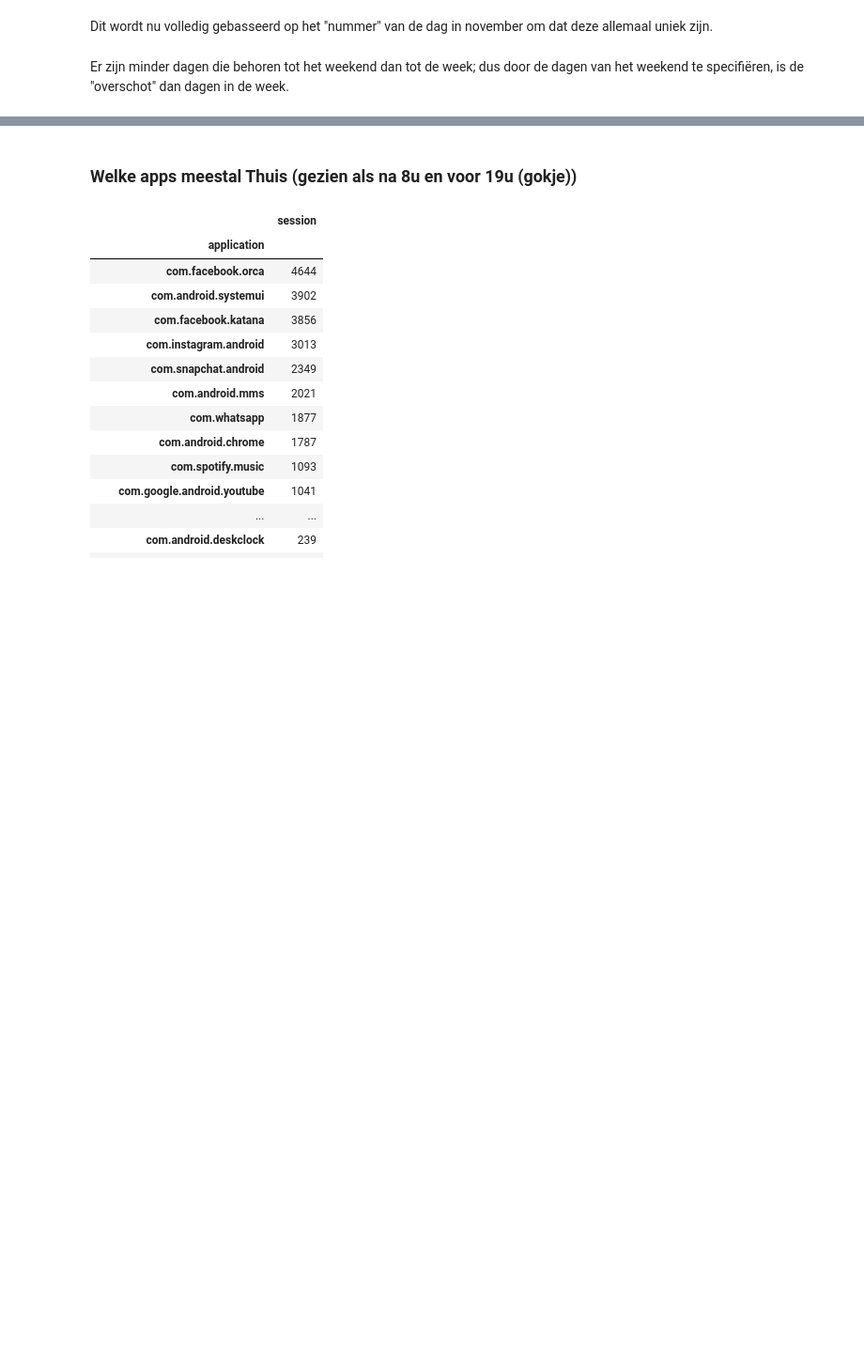
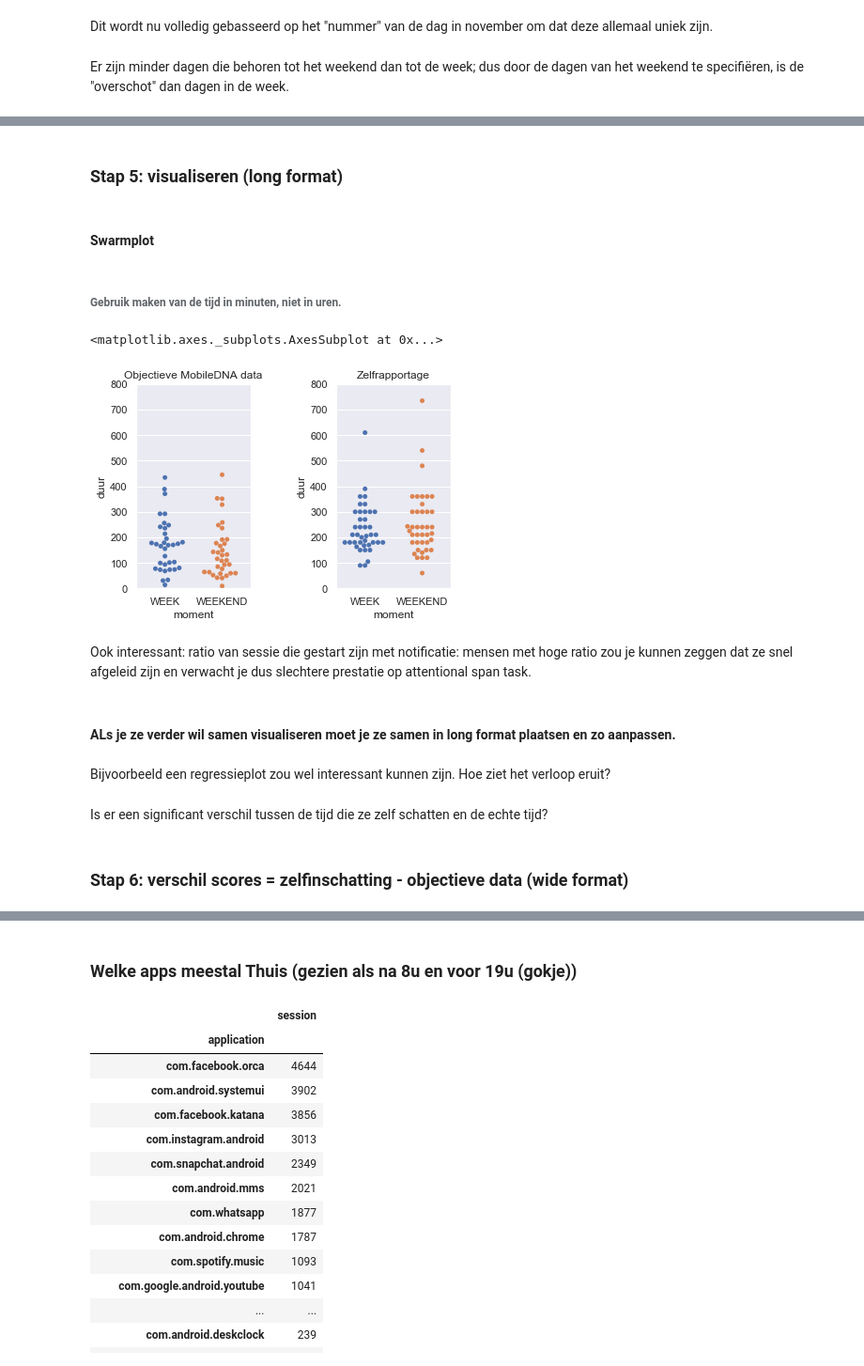
Before and after one commit to FloorDenecker/Stage, a Jupyter notebook: subjectief vs objectief.ipynb, the cells around one changed output, grey strips where cells are left out. Shown at 94% size. Drawn from its saved outputs; the diff is of its cells as text; code cells hidden in the pictures; blank space fills up the shorter version.

```diff
--- a/subjectief vs objectief.ipynb
+++ b/subjectief vs objectief.ipynb
@@ -311,0 +489,3 @@ df.head(5)
+# %%
+urengebruik = urengebruik.sort_values(by=['moment','ppn'])
+urengebruik.head(5)
@@ -311,0 +501,4 @@ df.head(5)
+# %%
+df_qualtrics = df_qualtrics[["ppn", "G_WEEK", "G_WEEKEND"]]
+df_qualtrics.columns = ["ppn", "WEEK", "WEEKEND"]
+df_qualtrics.head(5)
@@ -311,0 +535,2 @@ df.head(5)
+# %%
+urengebruik_long = urengebruik
@@ -311,0 +539,4 @@ df.head(5)
+# %%
+df_qualtrics_long = pd.melt(df_qualtrics, id_vars="ppn", value_vars =['WEEK','WEEKEND'])
+df_qualtrics_long.columns = ["ppn", "moment", "duur"]
+df_qualtrics_long.head(5)
@@ -311,0 +561,30 @@ df.head(5)
+# %% [markdown]
+### Stap 5: visualiseren (long format)
+# %% [markdown]
+#### Swarmplot
+# %% [markdown]
+###### Gebruik maken van de tijd in minuten, niet in uren.
+# %%
+plt.subplots_adjust(wspace=0.75)
+plt.subplot(121)
+plt.title("Objectieve MobileDNA data")
+plt.ylim([0, 800])
+sns.swarmplot(x="moment", y="duur", data=urengebruik_long)
+
+ay = plt.subplot(122)
+plt.title("Zelfrapportage")
+plt.ylim([0, 800])
+sns.swarmplot(x="moment", y="duur", data=df_qualtrics_long)
+# %% [output]
+<matplotlib.axes._subplots.AxesSubplot at 0x...>
+[figure, added]
+# %% [markdown]
+Ook interessant: ratio van sessie die gestart zijn met notificatie: mensen met hoge ratio zou je kunnen zeggen dat ze snel afgeleid zijn en verwacht je dus slechtere prestatie op attentional span task.
+# %% [markdown]
+#### ALs je ze verder wil samen visualiseren moet je ze samen in long format plaatsen en zo aanpassen.
+# %% [markdown]
+Bijvoorbeeld een regressieplot zou wel interessant kunnen zijn. Hoe ziet het verloop eruit?
+# %% [markdown]
+Is er een significant verschil tussen de tijd die ze zelf schatten en de echte tijd?
+# %% [markdown]
+### Stap 6: verschil scores = zelfinschatting - objectieve data (wide format)
```
Also changed, not shown: parts of 405 cells of this notebook.
